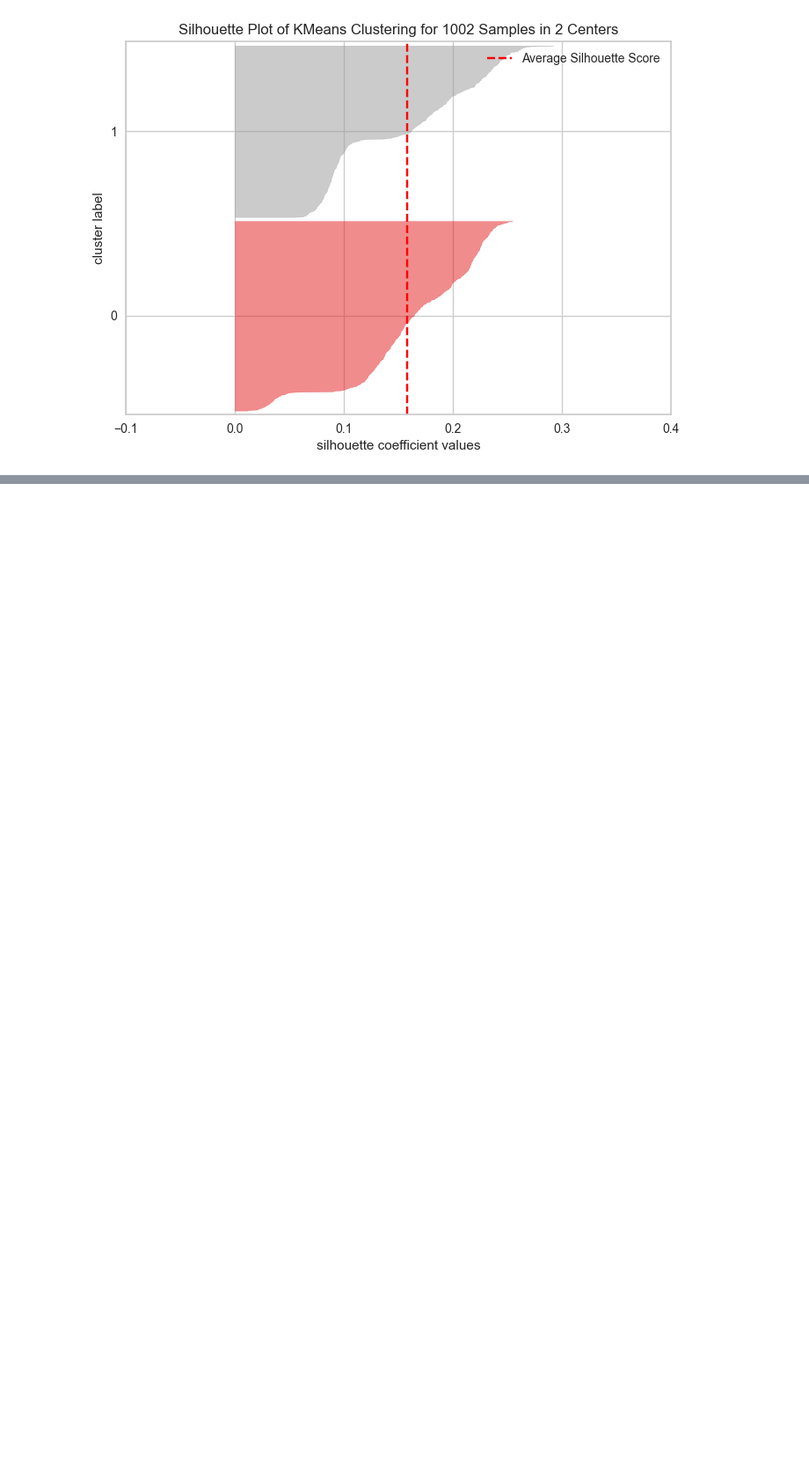
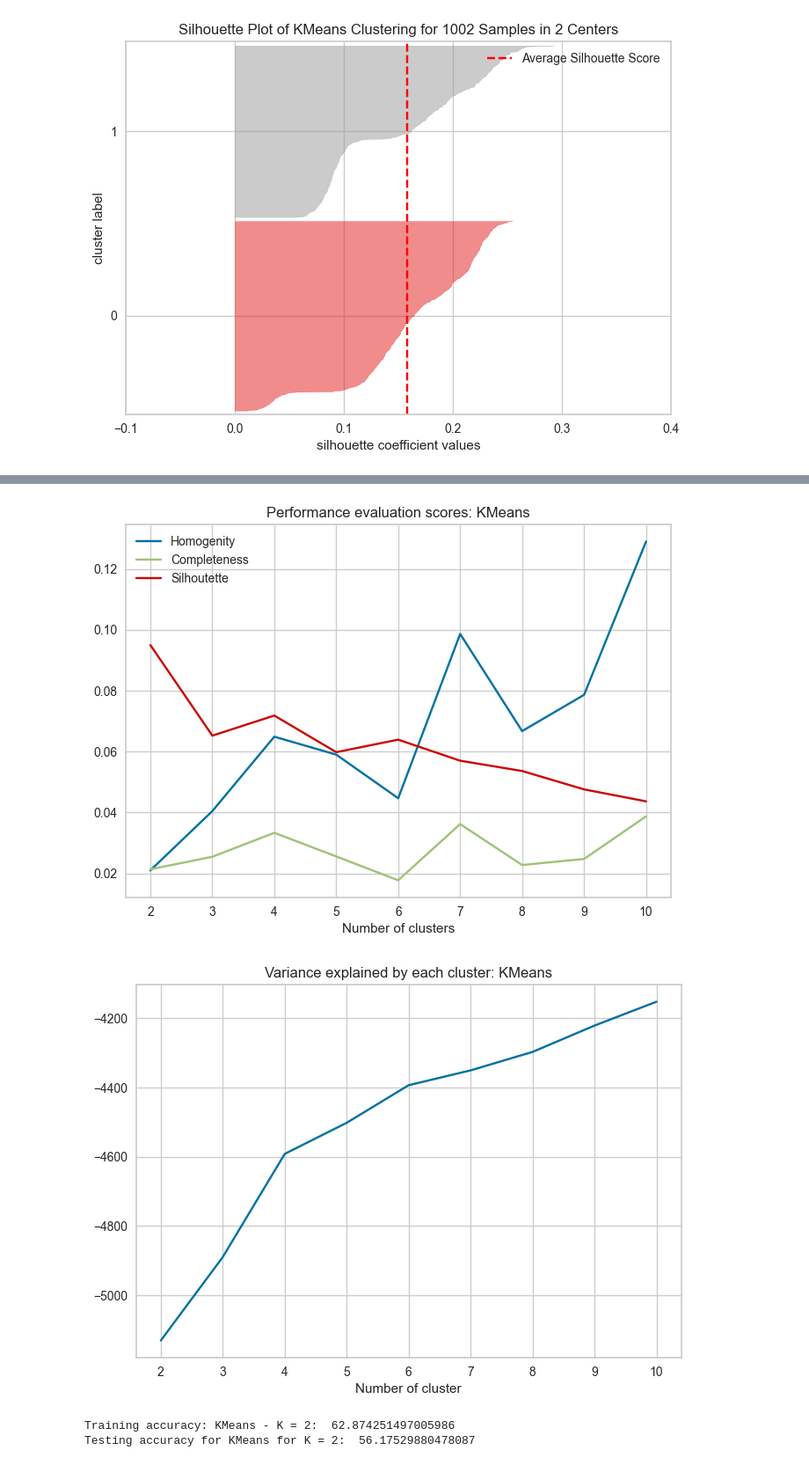
Before and after one commit to fonylew/machine-learning, a Jupyter notebook: unsupervised_learning/mental_clustering.ipynb, the cells around one changed output, grey strips where cells are left out. Shown at 88% size. Drawn from its saved outputs; the diff is of its cells as text; code cells hidden in the pictures; blank space fills up the shorter version.

```diff
--- a/unsupervised_learning/mental_clustering.ipynb
+++ b/unsupervised_learning/mental_clustering.ipynb
@@ -346,0 +350,7 @@ Testing accuracy for Expected Maximization for K = 2:  58.964143426294825
+# %%
+kmeans(X_train, X_test, y_train, y_test, init_means = means_init, component_list = [2,3,4,5,6,7,8,9,10], num_class = 2)
+# %% [output]
+[figure, added]
+[figure, added]
+Training accuracy: KMeans - K = 2:  62.874251497005986
+Testing accuracy for KMeans for K = 2:  56.17529880478087
```
Also changed, not shown: parts of 4 cells of this notebook, 3 other files.
